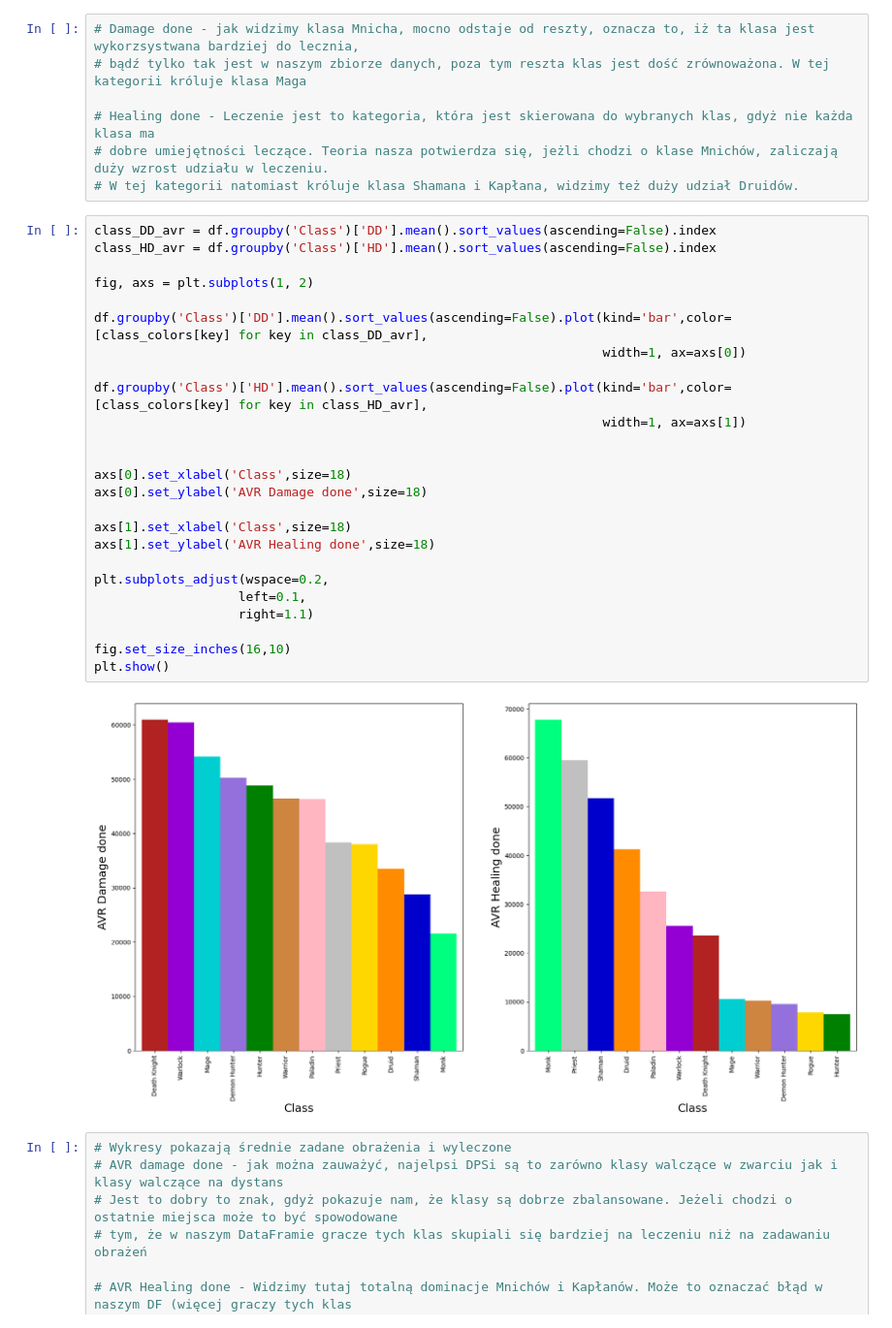
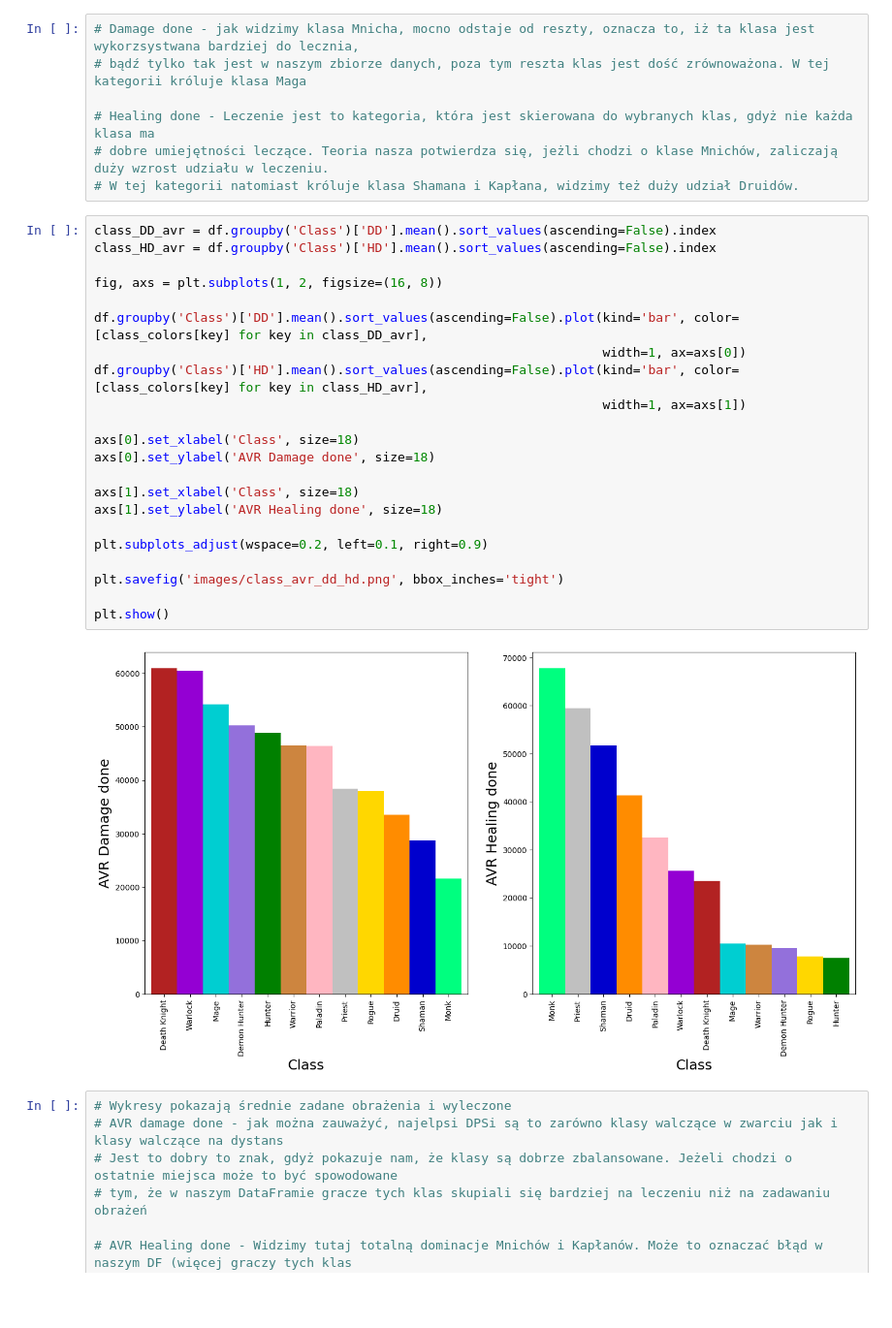
Before and after one commit to DanKow0205/World-of-Warcraft---Battlegrounds, a Jupyter notebook: Analysis.ipynb, the cells around one changed output. Shown at 97% size. Saved outputs shown, nothing was run; the diff lists cells and outputs as text; blank space fills up the shorter version.

```diff
--- a/Analysis.ipynb
+++ b/Analysis.ipynb
@@ -184,30 +204,27 @@ plt.show()
 # %%
 class_DD_avr = df.groupby('Class')['DD'].mean().sort_values(ascending=False).index
 class_HD_avr = df.groupby('Class')['HD'].mean().sort_values(ascending=False).index
 
-fig, axs = plt.subplots(1, 2)
+fig, axs = plt.subplots(1, 2, figsize=(16, 8))
 
-df.groupby('Class')['DD'].mean().sort_values(ascending=False).plot(kind='bar',color=[class_colors[key] for key in class_DD_avr],
+df.groupby('Class')['DD'].mean().sort_values(ascending=False).plot(kind='bar', color=[class_colors[key] for key in class_DD_avr],
                                                                    width=1, ax=axs[0])
-
-df.groupby('Class')['HD'].mean().sort_values(ascending=False).plot(kind='bar',color=[class_colors[key] for key in class_HD_avr],
+df.groupby('Class')['HD'].mean().sort_values(ascending=False).plot(kind='bar', color=[class_colors[key] for key in class_HD_avr],
                                                                    width=1, ax=axs[1])
 
+axs[0].set_xlabel('Class', size=18)
+axs[0].set_ylabel('AVR Damage done', size=18)
 
-axs[0].set_xlabel('Class',size=18)
-axs[0].set_ylabel('AVR Damage done',size=18)
+axs[1].set_xlabel('Class', size=18)
+axs[1].set_ylabel('AVR Healing done', size=18)
 
-axs[1].set_xlabel('Class',size=18)
-axs[1].set_ylabel('AVR Healing done',size=18)
+plt.subplots_adjust(wspace=0.2, left=0.1, right=0.9)
 
-plt.subplots_adjust(wspace=0.2,
-                   left=0.1,
-                   right=1.1)
+plt.savefig('images/class_avr_dd_hd.png', bbox_inches='tight')
 
-fig.set_size_inches(16,10)
 plt.show()
 # %% [output]
-[figure, old version]
+[figure, new version]
 # %%
 # Wykresy pokazają średnie zadane obrażenia i wyleczone
 # AVR damage done - jak można zauważyć, najelpsi DPSi są to zarówno klasy walczące w zwarciu jak i klasy walczące na dystans
```
Also changed, not shown: parts of 16 cells of this notebook, 3 other files.
